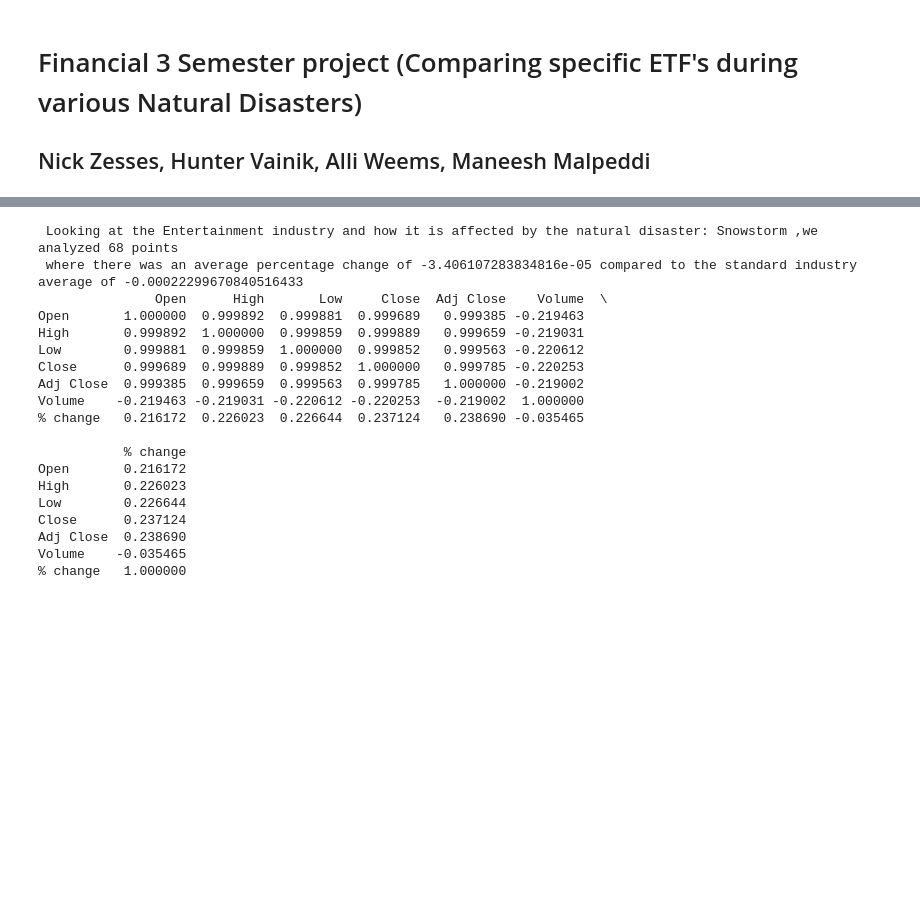
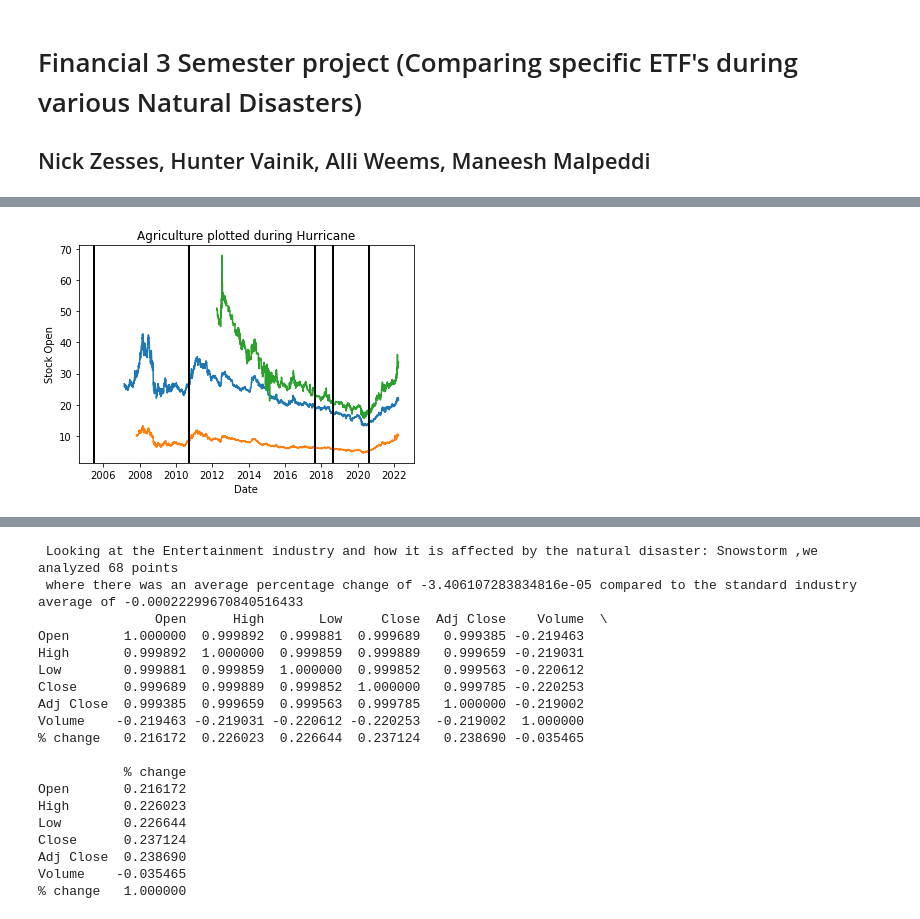
Before and after one commit to zessesni/CMSE202Financial3, a Jupyter notebook: CMSE 202 Financial 3 Official.ipynb, the cells around one changed output, grey strips where cells are left out. Saved outputs shown, nothing was run; the diff lists cells and outputs as text; code cells hidden in the pictures; blank space fills up the shorter version.

```diff
--- a/CMSE 202 Financial 3 Official.ipynb
+++ b/CMSE 202 Financial 3 Official.ipynb
@@ -654,0 +676,6 @@ tornado.etf_affected()
+# %%
+hurricane = hurricane_dis('Agriculture', 'Hurricane')
+hurricane.data()
+hurricane.plot()
+# %% [output]
+[figure, added]
```
Also changed, not shown: parts of 12 cells of this notebook.
